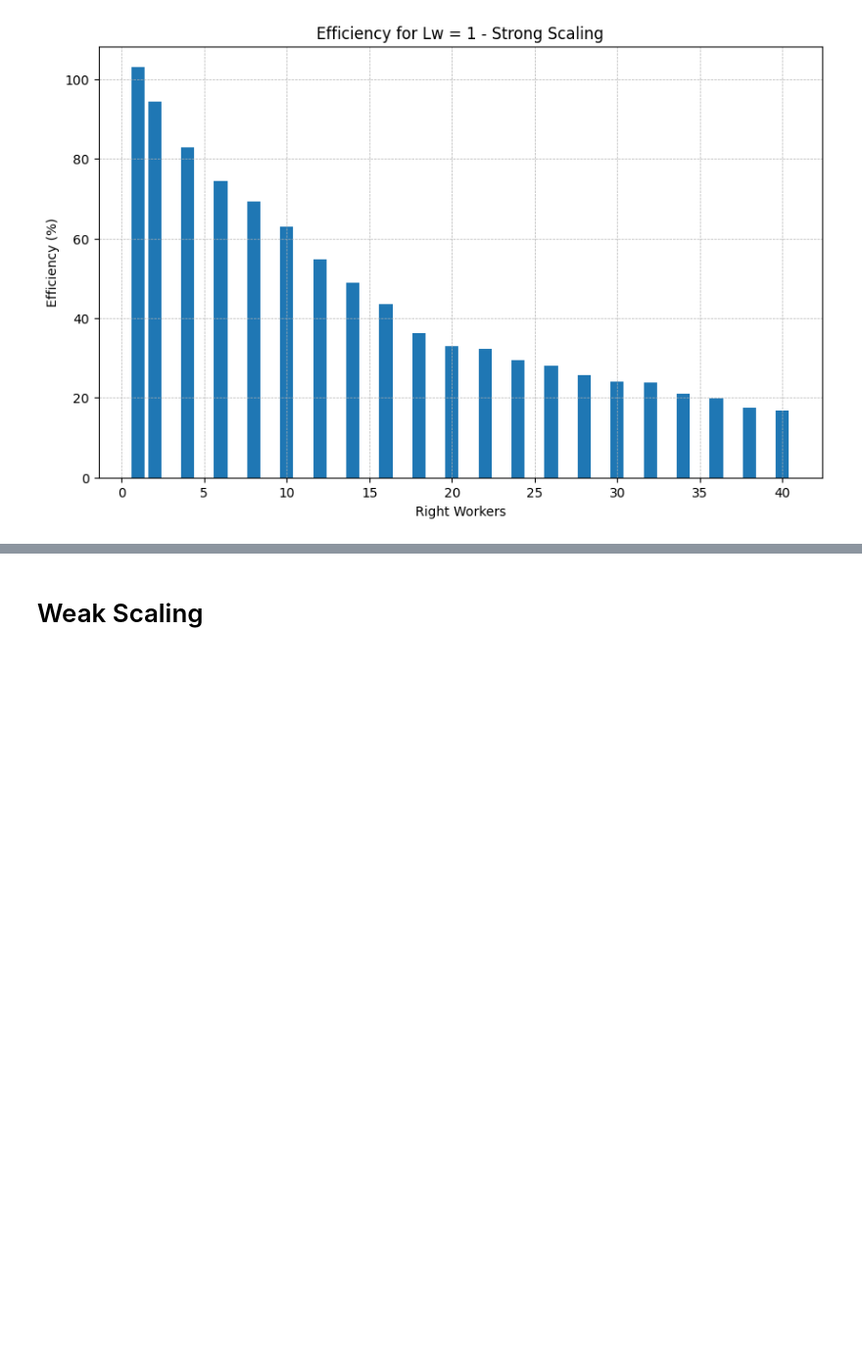
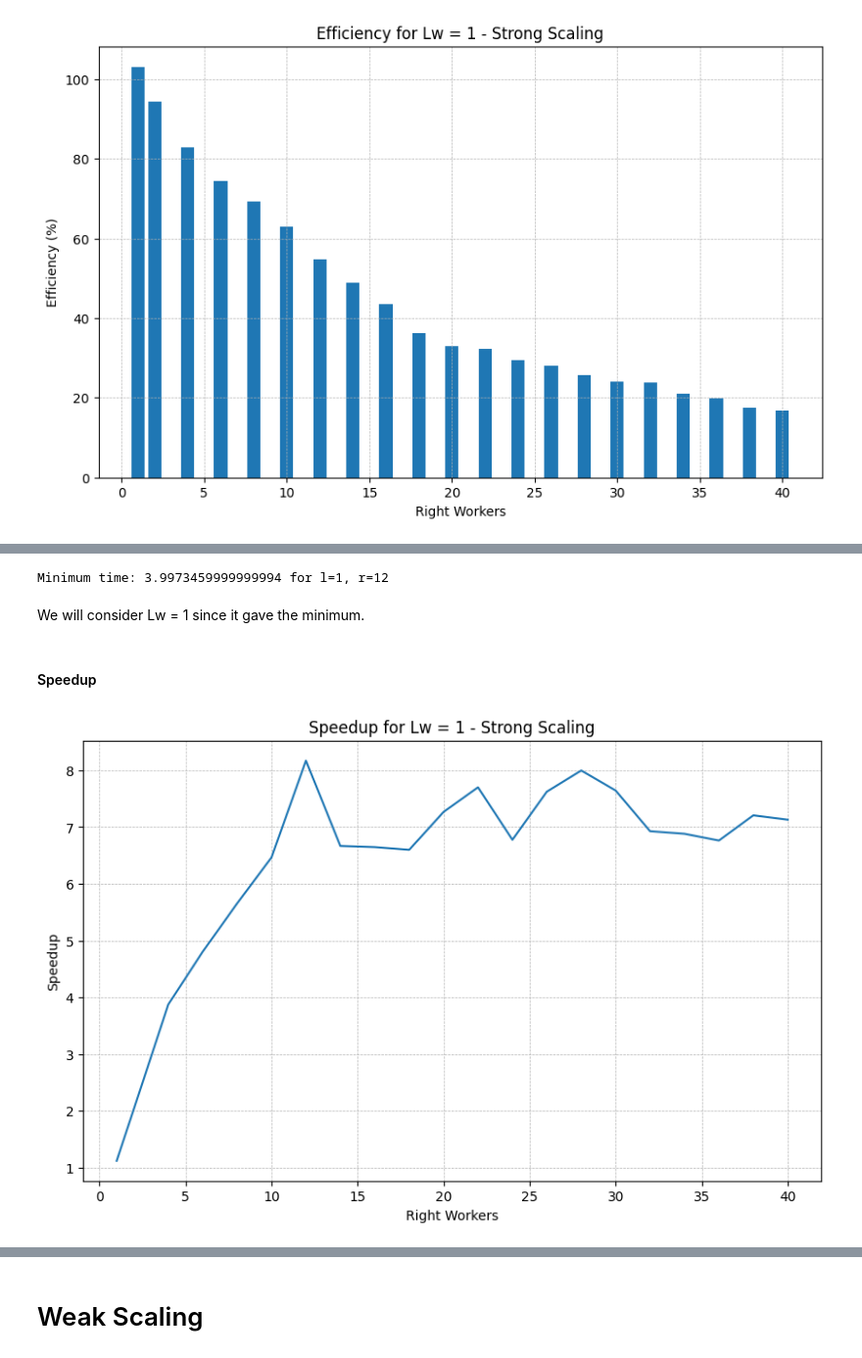
Before and after one commit to irenedovichi/SPM-project, a Jupyter notebook: plots.ipynb, the cells around one changed output, grey strips where cells are left out. Shown at 98% size. Cells and saved outputs as stored; diff of their text form; code cells hidden in the pictures; blank space fills up the shorter version.

```diff
--- a/plots.ipynb
+++ b/plots.ipynb
@@ -508,0 +557,32 @@ plt.show()
+# %%
+# Print the config for which the time is minimum
+min_time = float('inf')
+min_l = 0
+min_r = 0
+for l in avg_data:
+    for r in avg_data[l]:
+        if avg_data[l][r] < min_time:
+            min_time = avg_data[l][r]
+            min_l = l
+            min_r = r
+print(f"Minimum time: {min_time} for l={min_l}, r={min_r}")
+# %% [output]
+Minimum time: 3.9973459999999994 for l=1, r=12
+# %% [markdown]
+We will consider Lw = 1 since it gave the minimum.
+# %% [markdown]
+#### Speedup
+# %%
+# Plot the speedup for the case of l=1, varying r: sequential time / parallel time
+speedup = [seq_avg / avg_data[1][r] for r in avg_data[1]]
+
+# Plot the speedup
+plt.figure(figsize=(10, 6))
+plt.plot(sorted(avg_data[1].keys()), speedup, label="Speedup")
+plt.xlabel("Right Workers")
+plt.ylabel("Speedup")
+plt.title("Speedup for Lw = 1 - Strong Scaling")
+plt.grid(True, which="both", linestyle="--", linewidth=0.5)
+plt.show()
+# %% [output]
+[figure, added]
```
Also changed, not shown: parts of 25 cells of this notebook, 7 other files.
